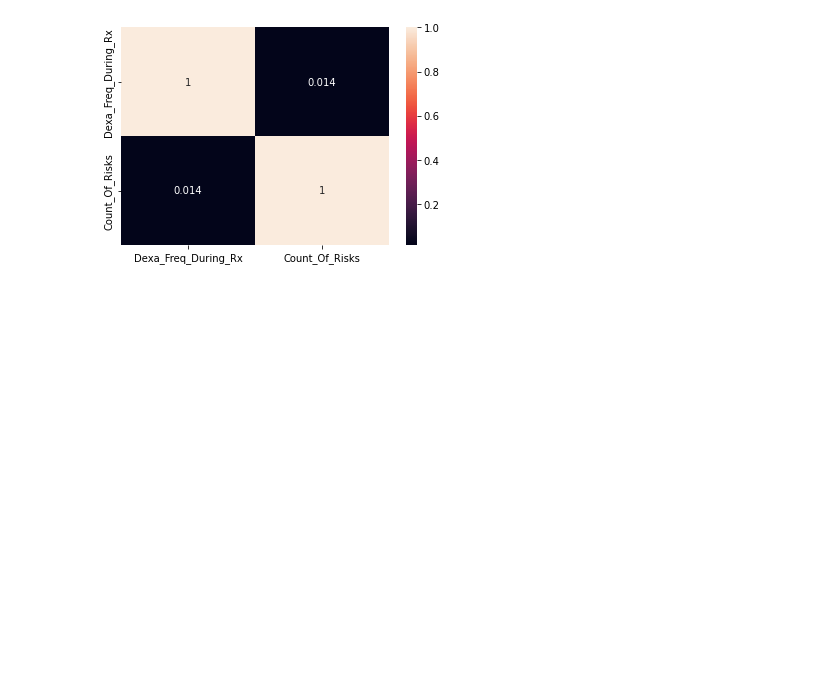
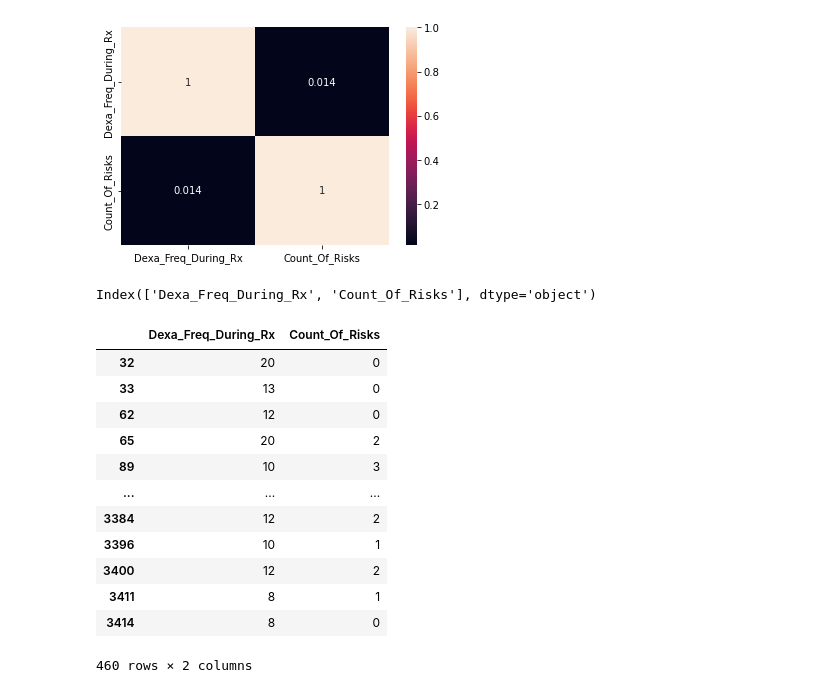
Before and after one commit to Nitin-Diwakar/Case-Study-Data-scientist-Challenge_dataset_Persistent_Non_Persistent, a Jupyter notebook: Untitled.ipynb, the cells around one changed output. Drawn from its saved outputs; the diff is of its cells as text; code cells hidden in the pictures; blank space fills up the shorter version.

```diff
--- a/Untitled.ipynb
+++ b/Untitled.ipynb
@@ -104,3 +88,31 @@ sns.heatmap(corr,annot = True)
 # %% [output]
 <AxesSubplot:>
 [figure]
+# %%
+df_num.columns
+# %% [output]
+Index(['Dexa_Freq_During_Rx', 'Count_Of_Risks'], dtype='object')
+# %%
+
+Q1 = df["Dexa_Freq_During_Rx"].quantile(0.25)
+Q3 = df["Dexa_Freq_During_Rx"].quantile(0.75)
+IQR = Q3 - Q1
+lower_limit = Q1 - 1.5*IQR
+upper_limit = Q3 + 1.5*IQR
+
+outliner = df_num[df["Dexa_Freq_During_Rx"] > upper_limit ]
+outliner
+# %% [output]
+|  | Dexa_Freq_During_Rx | Count_Of_Risks |
+| 32 | 20 | 0 |
+| 33 | 13 | 0 |
+| 62 | 12 | 0 |
+| 65 | 20 | 2 |
+| 89 | 10 | 3 |
+| ... | ... | ... |
+| 3384 | 12 | 2 |
+| 3396 | 10 | 1 |
+| 3400 | 12 | 2 |
+| 3411 | 8 | 1 |
+| 3414 | 8 | 0 |
+460 rows × 2 columns
```
Also changed, not shown: parts of 1 cell of this notebook.
